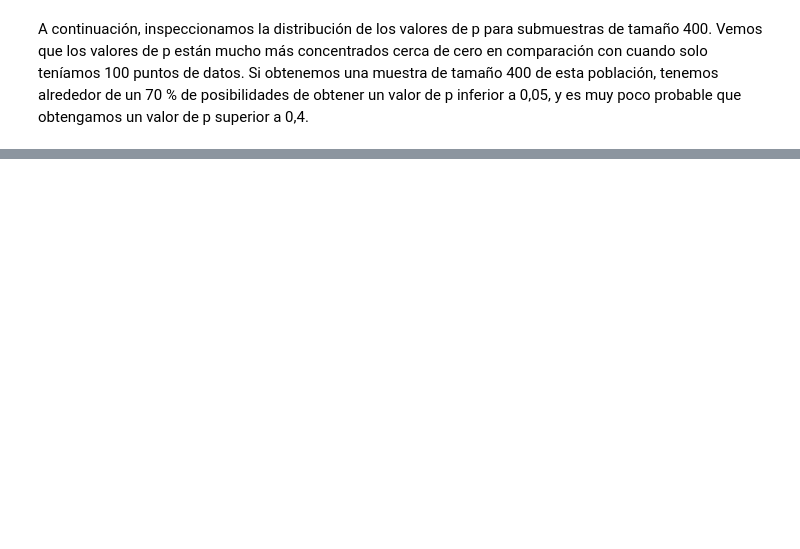
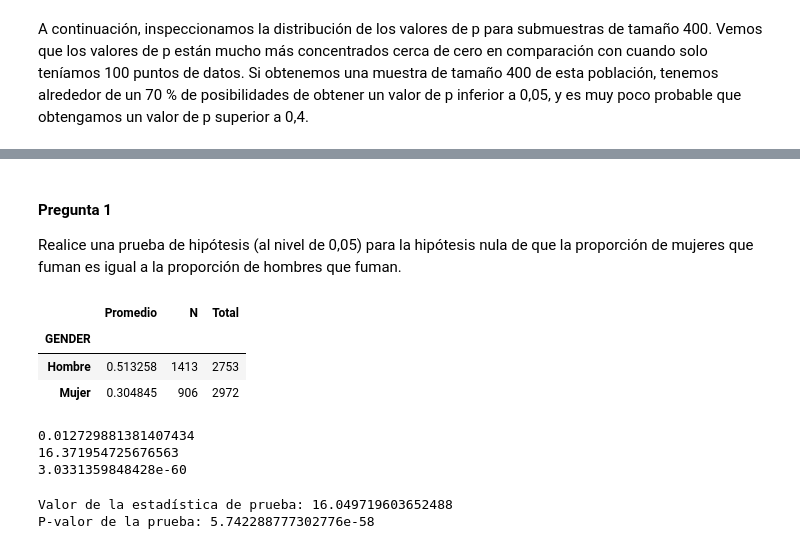
Before and after one commit to onavarrete04/Introduccion-Ciencia-Datos, a Jupyter notebook: ESTADÍSTICA INFERENCIAL-2023.ipynb, the cells around one changed output, grey strips where cells are left out. Saved outputs shown, nothing was run; the diff lists cells and outputs as text; code cells hidden in the pictures; blank space fills up the shorter version.

```diff
--- a/ESTADÍSTICA INFERENCIAL-2023.ipynb
+++ b/ESTADÍSTICA INFERENCIAL-2023.ipynb
@@ -2755,0 +2761,58 @@ A continuación, inspeccionamos la distribución de los valores de p para submue
+# %% [markdown]
+#### Pregunta 1
+Realice una prueba de hipótesis (al nivel de 0,05) para la hipótesis nula de que la proporción de mujeres que fuman es igual a la proporción de hombres que fuman.
+# %%
+dx = datos.loc[:,["FUMADORES","GENDER"]].dropna()
+dx = dx[(dx['FUMADORES'] != 7) & (dx['FUMADORES'] != 9)]
+
+
+dx = dx.groupby(["GENDER"]).agg({"FUMADORES": [lambda x: np.mean(x=="Si"),
+                                               lambda x: sum(x=="Si"),
+                                               np.size]})
+dx.columns = ["Promedio","N","Total"]
+dx
+# %% [output]
+|  | Promedio | N | Total |
+| GENDER |  |  |  |
+| Hombre | 0.513258 | 1413 | 2753 |
+| Mujer | 0.304845 | 906 | 2972 |
+# %%
+# Forma manual
+
+# definiendo las medias
+m_mean = dx.Promedio.Hombre
+f_mean = dx.Promedio.Mujer
+
+mdf = m_mean - f_mean
+
+#  error estandar sqrt((phat_1 * (1 - phat_1) / n1) + (phat_2 * (1 - phat_2) / n2))
+e_dff = np.sqrt((m_mean * (1 - m_mean) / dx.Total.Hombre) + (f_mean * (1 - f_mean) / dx.Total.Mujer))
+print(e_dff)
+
+# estadística t
+
+t_d = mdf / e_dff
+print(t_d)
+
+# pvalue
+
+pvalue = 2 * norm.cdf(-abs(t_d))
+print(pvalue)
+# %% [output]
+0.012729881381407434
+16.371954725676563
+3.0331359848428e-60
+# %%
+# Utilizando libreria
+
+from statsmodels.stats.proportion import proportions_ztest
+
+count = np.array([dx.N.Hombre, dx.N.Mujer])
+nobs = np.array([dx.Total.Hombre, dx.Total.Mujer])
+
+zstat, pval = proportions_ztest(count, nobs)
+print("Valor de la estadística de prueba:", zstat)
+print("P-valor de la prueba:", pval)
+# %% [output]
+Valor de la estadística de prueba: 16.049719603652488
+P-valor de la prueba: 5.742288777302776e-58
```
Also changed, not shown: parts of 15 cells of this notebook, 1 other file.
